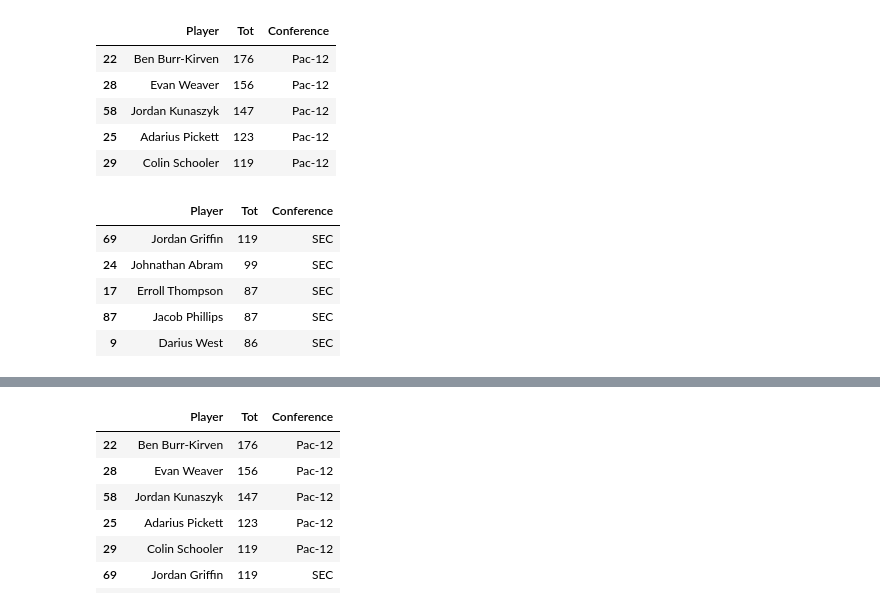
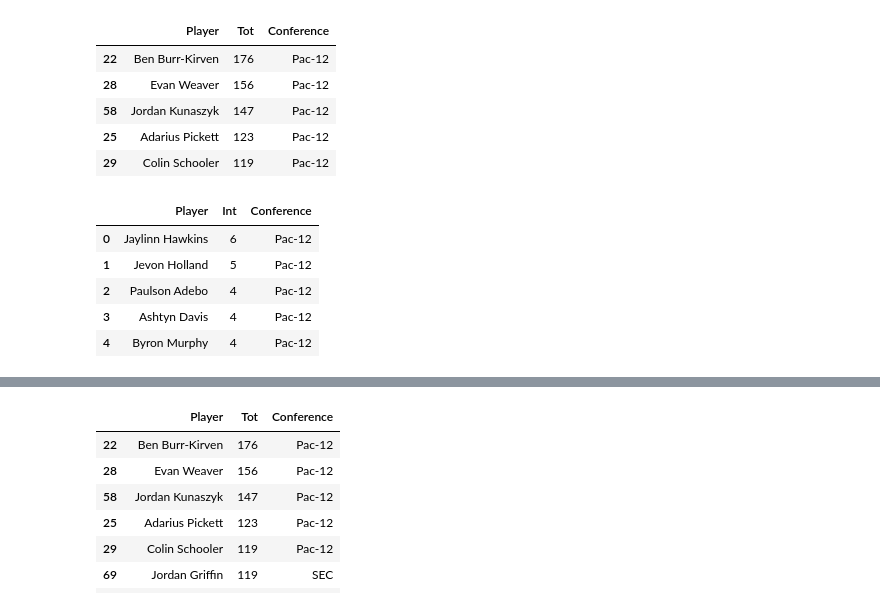
Before and after one commit to blwishom/cognixia, a Jupyter notebook: Practice/cfb_pac12.ipynb, the cells around one changed output, grey strips where cells are left out. Drawn from its saved outputs; the diff is of its cells as text; code cells hidden in the pictures.

Commit message:
interception leaders

```diff
--- a/Practice/cfb_pac12.ipynb
+++ b/Practice/cfb_pac12.ipynb
@@ -68,3 +68,7 @@ pac_12.head(10), sec.head(10)
  7               John Battle   39        SEC
  8            Bryce Thompson   34        SEC
  9               Darius West   86        SEC)
+# %%
+pac_12_ints = (pd.DataFrame(pac_12_defense, columns=['Player', 'Int', 'Conference']))
+sec_ints = (pd.DataFrame(sec_defense, columns=['Player', 'Int', 'Conference']))
+pac_12_ints.head(10), sec.head(10)
@@ -80,13 +102,13 @@ pac_12_most_tackles
 | 25 | Adarius Pickett | 123 | Pac-12 |
 | 29 | Colin Schooler | 119 | Pac-12 |
 # %%
-sec_tackles = sec.groupby(['Tot'], group_keys=False).apply(lambda tackles: tackles)
-sec_most_tackles = sec_tackles.sort_values(by=['Tot'], ascending=False).head()
-sec_most_tackles
+pac_12_ints_group = pac_12_ints.groupby(['Int'], group_keys=False).apply(lambda interceptions: interceptions)
+pac_12_most_ints = pac_12_ints_group.sort_values(by=['Int'], ascending=False).head()
+pac_12_most_ints
 # %% [output]
-|  | Player | Tot | Conference |
-| 69 | Jordan Griffin | 119 | SEC |
-| 24 | Johnathan Abram | 99 | SEC |
-| 17 | Erroll Thompson | 87 | SEC |
-| 87 | Jacob Phillips | 87 | SEC |
-| 9 | Darius West | 86 | SEC |
+|  | Player | Int | Conference |
+| 0 | Jaylinn Hawkins | 6 | Pac-12 |
+| 1 | Jevon Holland | 5 | Pac-12 |
+| 2 | Paulson Adebo | 4 | Pac-12 |
+| 3 | Ashtyn Davis | 4 | Pac-12 |
+| 4 | Byron Murphy | 4 | Pac-12 |
```
Also changed, not shown: parts of 6 cells of this notebook.
